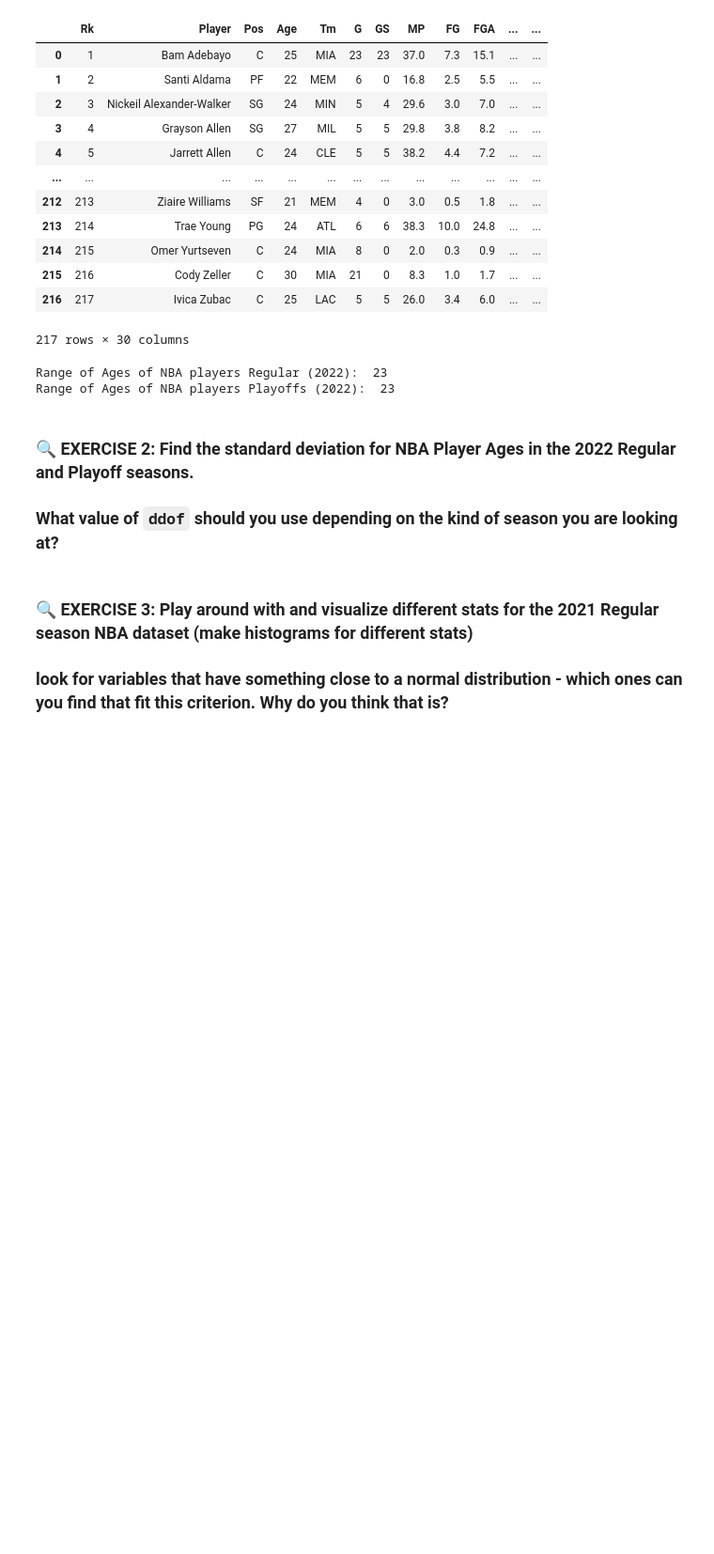
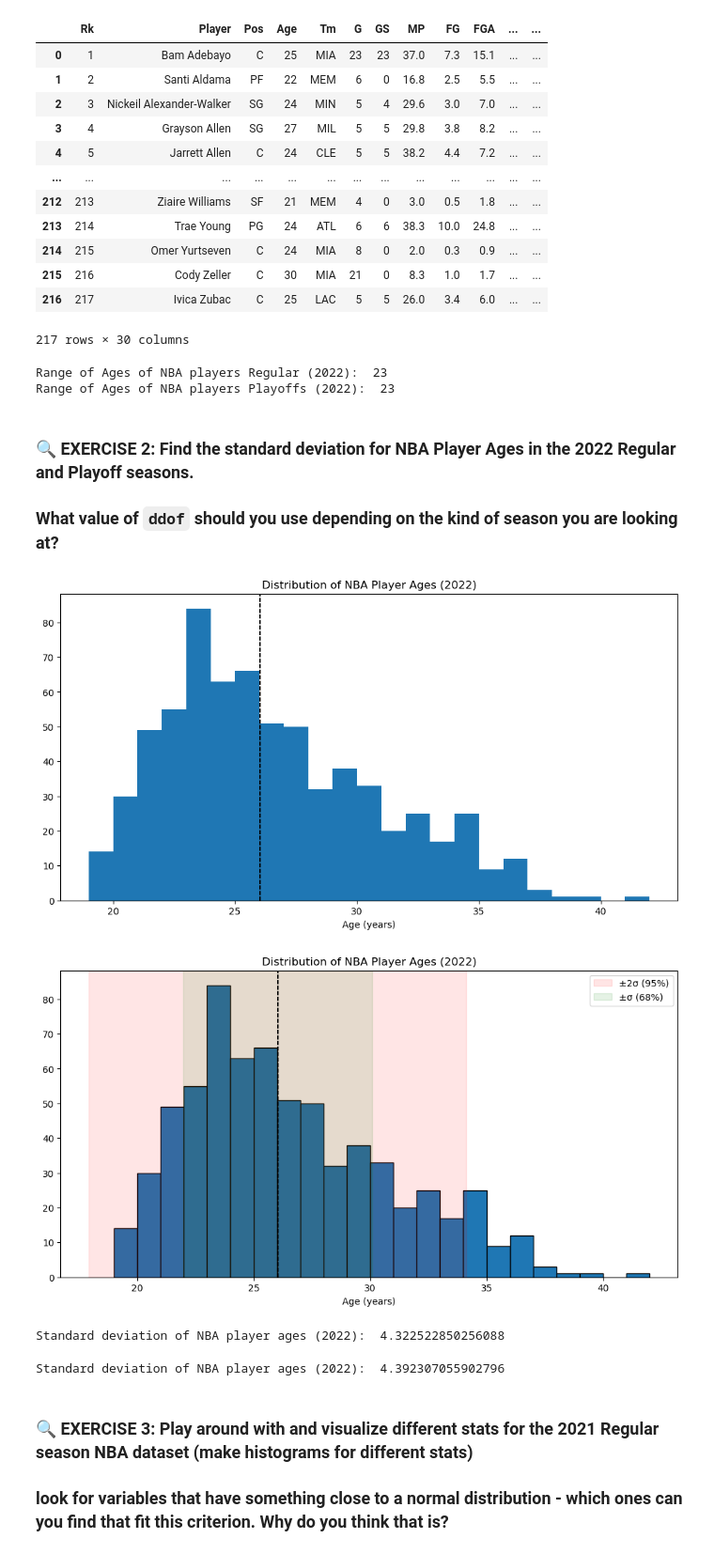
Before and after one commit to PrisonTeachingInitiative/CFR-2025, a Jupyter notebook: Stats/Notebooks/1-RangeStandardDeviation.ipynb, the cells around one changed output. Shown at 94% size. Saved outputs shown, nothing was run; the diff lists cells and outputs as text; code cells hidden in the pictures; blank space fills up the shorter version.

```diff
--- a/Stats/Notebooks/1-RangeStandardDeviation.ipynb
+++ b/Stats/Notebooks/1-RangeStandardDeviation.ipynb
@@ -263,6 +264,50 @@ Range of Ages of NBA players Playoffs (2022):  23
 ### 🔍 EXERCISE 2: Find the standard deviation for NBA Player Ages in the 2022 Regular and Playoff seasons.
 
 ### What value of `ddof` should you use depending on the kind of season you are looking at?
+# %%
+plt.figure(figsize=(12, 6))
+plt.xlabel('Age (years)')
+plt.title('Distribution of NBA Player Ages (2022)')
+
+AverageAge=np.mean(NBA_regular_2022['Age'])
+
+plt.hist(NBA_regular_2022['Age'], bins=23)
+plt.axvline(AverageAge, color='black', dashes=[3,1])
+plt.show()
+
+
+
+
+plt.figure(figsize=(12, 6))
+plt.xlabel('Age (years)')
+plt.title('Distribution of NBA Player Ages (2022)')
+
+AverageAge=np.mean(NBA_regular_2022['Age'])
+
+plt.hist(NBA_regular_2022['Age'], bins=23, edgecolor='black')
+plt.axvline(AverageAge, color='black', dashes=[3,1])
+
+plt.axvspan(AverageAge-2*Age_sigma, AverageAge+2*Age_sigma, 0, color='red', alpha=0.1, label='±2σ (95%)')
+plt.axvspan(AverageAge-Age_sigma, AverageAge+Age_sigma, 0, color='green', alpha=0.1, label='±σ (68%)')
+
+plt.legend()
+
+plt.show()
+# %% [output]
+[figure, added]
+[figure, added]
+# %%
+Age_sigma=NBA_regular_2022['Age'].std(ddof=0)
+
+print("Standard deviation of NBA player ages (2022): ", Age_sigma)
+# %% [output]
+Standard deviation of NBA player ages (2022):  4.322522850256088
+# %%
+Age_sigma=NBA_playoffs_2022['Age'].std(ddof=0)
+
+print("Standard deviation of NBA player ages (2022): ", Age_sigma)
+# %% [output]
+Standard deviation of NBA player ages (2022):  4.392307055902796
 # %% [markdown]
 ### 🔍 EXERCISE 3: Play around with and visualize different stats for the 2021 Regular season NBA dataset (make histograms for different stats)
 
```
Also changed, not shown: parts of 7 cells of this notebook.
